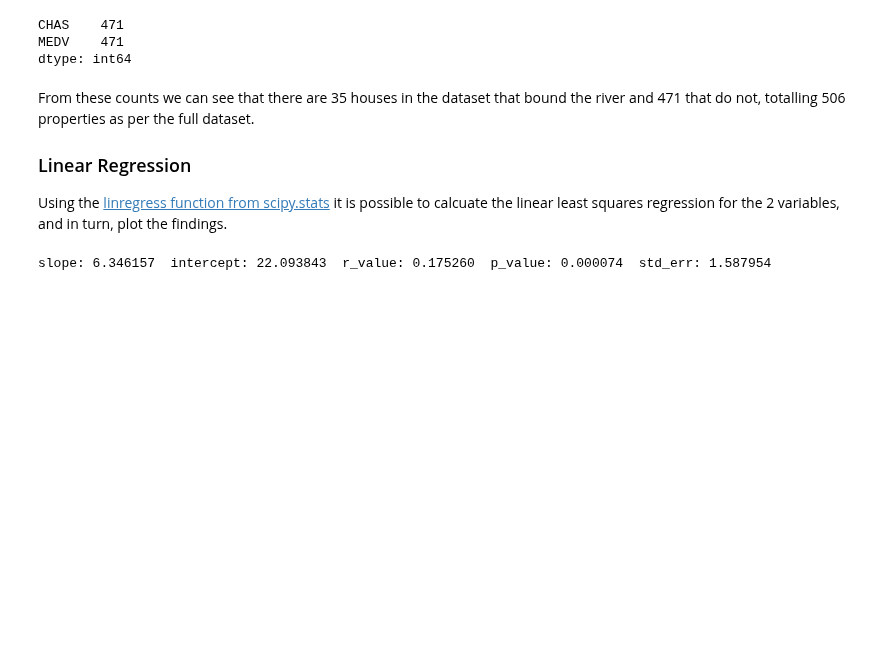
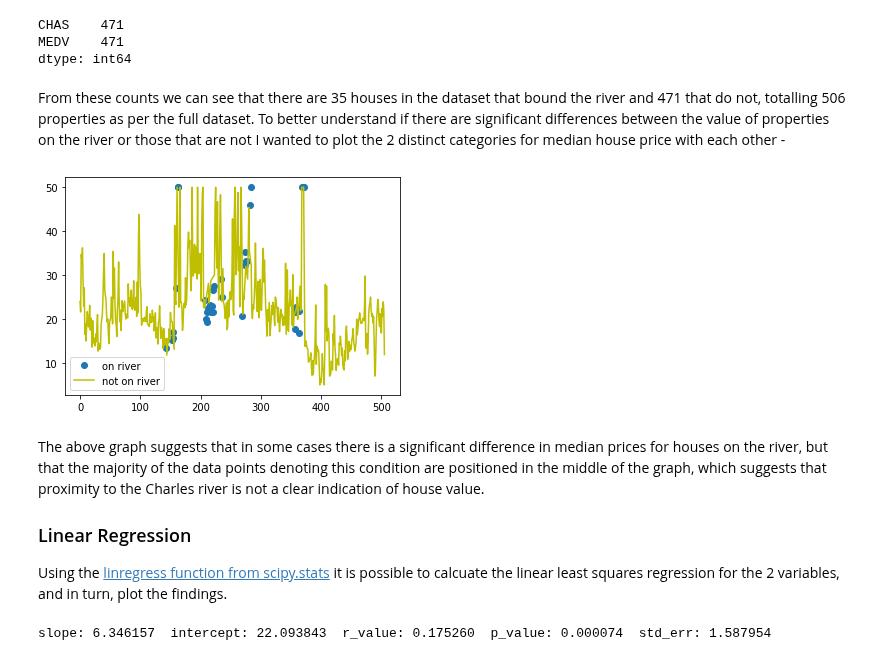
Before and after one commit to AideenByrne/2019MachineLearningProject, a Jupyter notebook: 2019project.ipynb, the cells around one changed output. Drawn from its saved outputs; the diff is of its cells as text; code cells hidden in the pictures; blank space fills up the shorter version.

Commit message:
Graphs

```diff
--- a/2019project.ipynb
+++ b/2019project.ipynb
@@ -208,8 +208,22 @@ notonriver.count()#perform count operation on the notonriver dataframe
 CHAS    471
 MEDV    471
 dtype: int64
+# %% [markdown]
+From these counts we can see that there are 35 houses in the dataset that bound the river and 471 that do not, totalling 506 properties as per the full dataset.
+To better understand if there are significant differences between the value of properties on the river or those that are not I wanted to plot the 2 distinct categories for median house price with each other -
+# %%
+r = onriver['CHAS'] #isolating if houses are on river
+t = onriver['MEDV'] #corresponding value for price on river
+p = notonriver['CHAS'] #isolating if houses are not on river
+q = notonriver['MEDV'] #corresponding value for price not on river
+plt.plot(t,'o', label='on river')
+plt.plot(q, 'y', label='not on river')
+plt.legend()
+plt.show()
+# %% [output]
+[figure, added]
 # %% [markdown]
-From these counts we can see that there are 35 houses in the dataset that bound the river and 471 that do not, totalling 506 properties as per the full dataset.
+The above graph suggests that in some cases there is a significant difference in median prices for houses on the river, but that the majority of the data points denoting this condition are positioned in the middle of the graph, which suggests that proximity to the Charles river is not a clear indication of house value.
 
 ### Linear Regression
 Using the [linregress function from scipy.stats](https://docs.scipy.org/doc/scipy/reference/generated/scipy.stats.linregress.html?highlight=linear%20regression) it is possible to calcuate the linear least squares regression for the 2 variables, and in turn, plot the findings.
```
Also changed, not shown: parts of 11 cells of this notebook.
